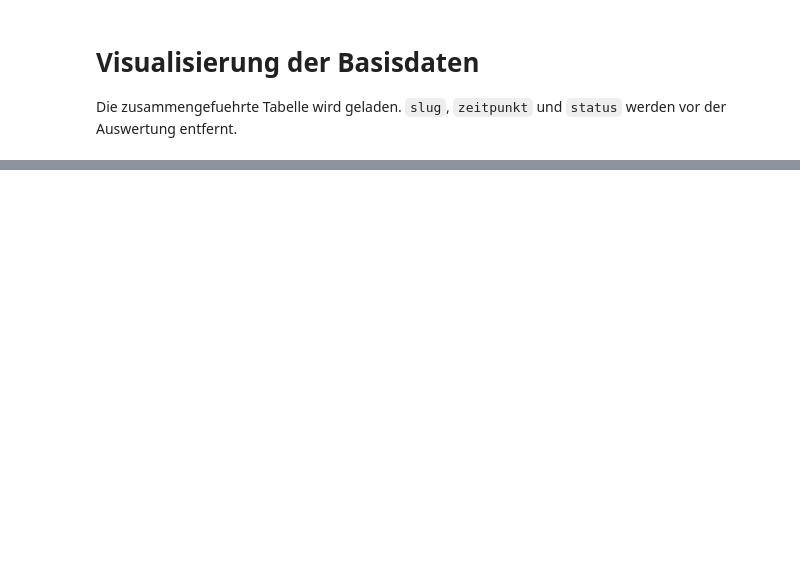
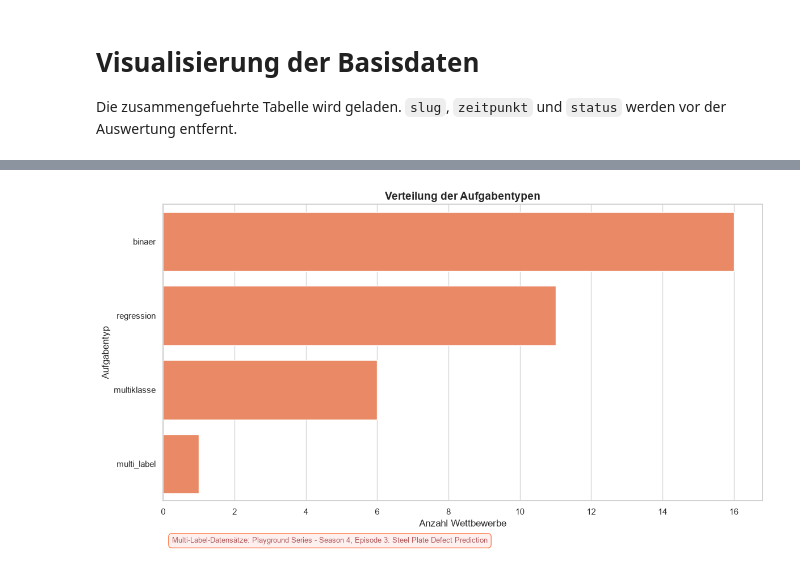
Before and after one commit to tobiasewald/ProjectBIWise26, a Jupyter notebook: notebooks/datafeatures_visualized.ipynb, the cells around one changed output, grey strips where cells are left out. Drawn from its saved outputs; the diff is of its cells as text; code cells hidden in the pictures; blank space fills up the shorter version.

```diff
--- a/notebooks/datafeatures_visualized.ipynb
+++ b/notebooks/datafeatures_visualized.ipynb
@@ -98,0 +95,42 @@ plt.show()
+# %%
+plt.figure(figsize=(12, 7))
+
+ax = sns.countplot(
+    data=data,
+    y="aufgabe_vermutet",
+    order=data["aufgabe_vermutet"].value_counts().index,
+    color="coral"
+)
+
+plt.title("Verteilung der Aufgabentypen", fontsize=14, fontweight="bold")
+plt.xlabel("Anzahl Wettbewerbe")
+plt.ylabel("Aufgabentyp")
+
+multi_label = data[
+    data["aufgabe_vermutet"].astype(str).str.contains(
+        "multi_label", case=False, na=False
+    )
+]
+
+if not multi_label.empty:
+    ml_text = "Multi-Label-Datensätze: " + ", ".join(
+        multi_label["Titel"].astype(str)
+    )
+
+    plt.figtext(
+        0.35, 0.09,
+        ml_text,
+        ha="center",
+        fontsize=9,
+        color="#B05A5A",
+        bbox=dict(
+            boxstyle="round,pad=0.5",
+            facecolor="#FFF0F0",
+            edgecolor="coral"
+        )
+    )
+
+plt.tight_layout(rect=[0, 0.10, 1, 1])
+plt.show()
+# %% [output]
+[figure, added]
```
Also changed, not shown: parts of 8 cells of this notebook.
